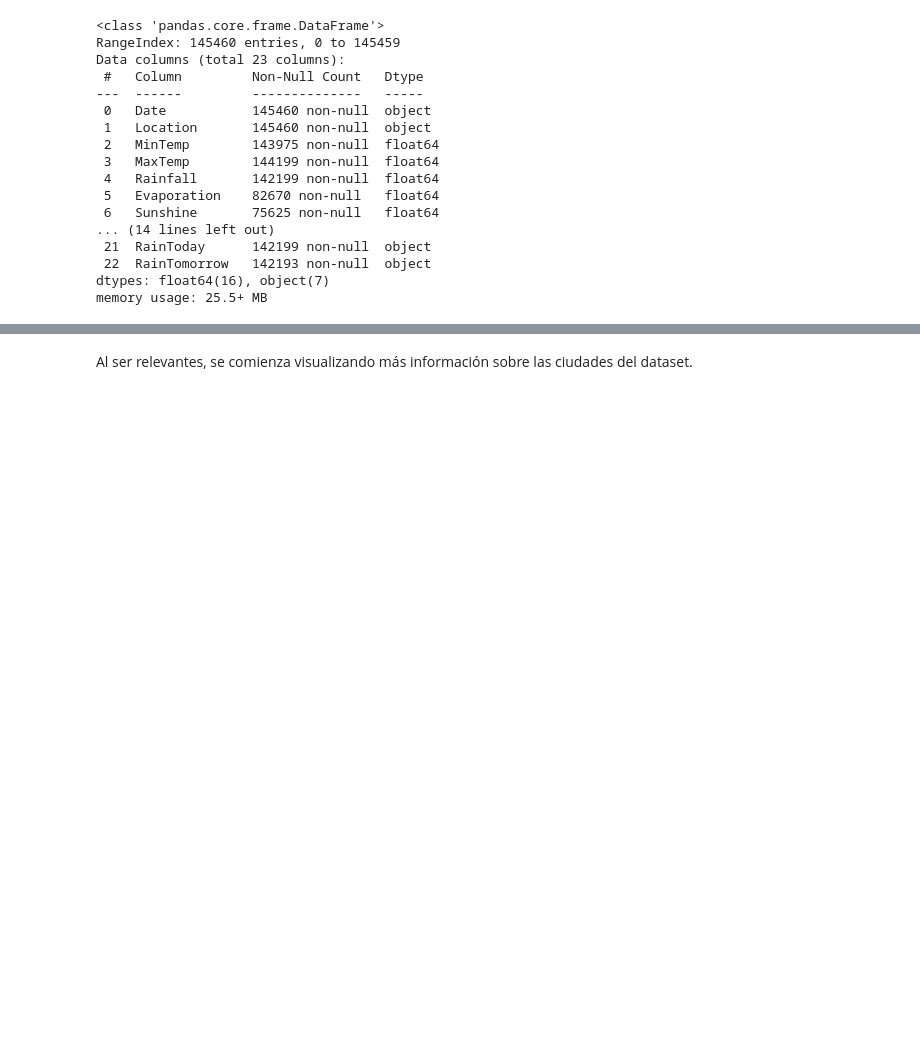
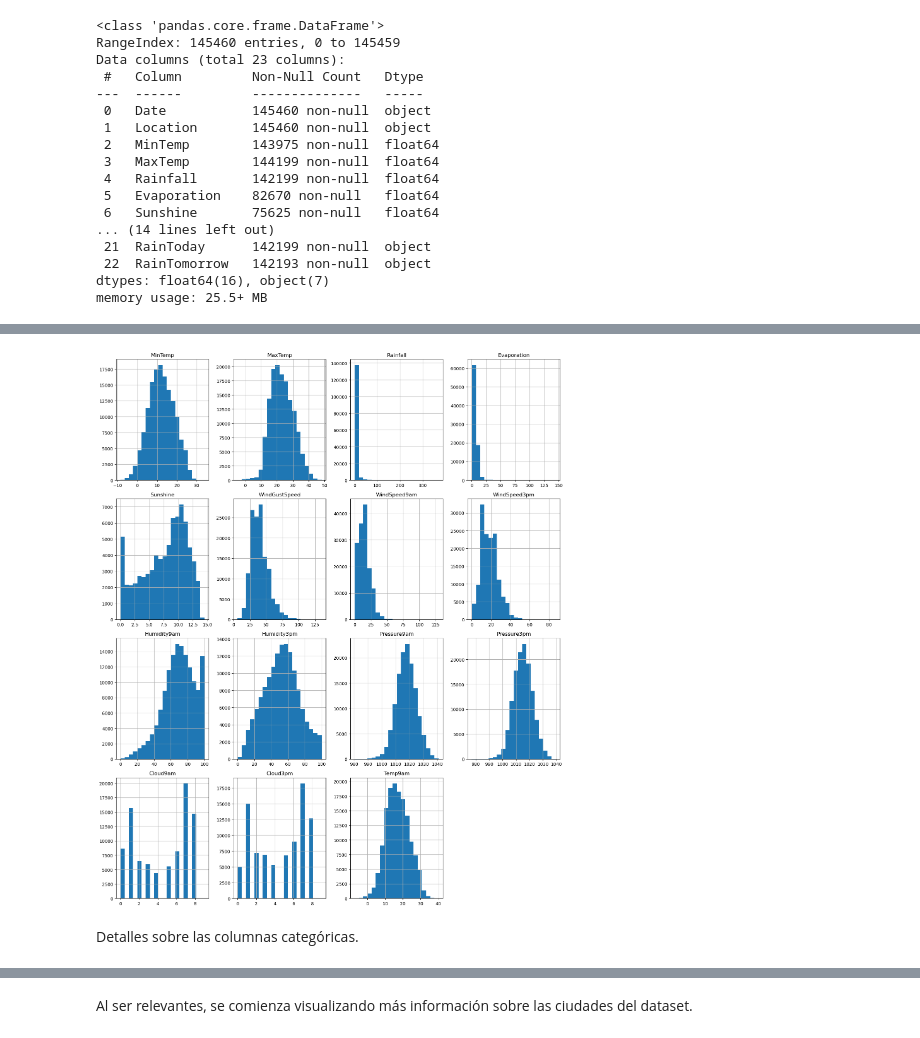
Before and after one commit to CaroRuiz92/AA1-TUIA-Ruiz-Quispe, a Jupyter notebook: TP-clasificacion-AA1.ipynb, the cells around one changed output, grey strips where cells are left out. Saved outputs shown, nothing was run; the diff lists cells and outputs as text; code cells hidden in the pictures; blank space fills up the shorter version.

```diff
--- a/TP-clasificacion-AA1.ipynb
+++ b/TP-clasificacion-AA1.ipynb
@@ -51,0 +77,12 @@ data = data.dropna()
+# %%
+data_num = data[['MinTemp', 'MaxTemp', 'Rainfall', 'Evaporation', 'Sunshine', 'WindGustSpeed',
+                 'WindDir9am', 'WindDir3pm', 'WindSpeed9am', 'WindSpeed3pm', 'Humidity9am', 'Humidity3pm',
+                 'Pressure9am', 'Pressure3pm', 'Cloud9am', 'Cloud3pm', 'Temp9am']]
+# %%
+data_num.hist(figsize=(15, 22), bins=20, layout=(5, 4))
+plt.tight_layout()
+plt.show()
+# %% [output]
+[figure, added]
+# %% [markdown]
+Detalles sobre las columnas categóricas.
```
Also changed, not shown: parts of 16 cells of this notebook.
